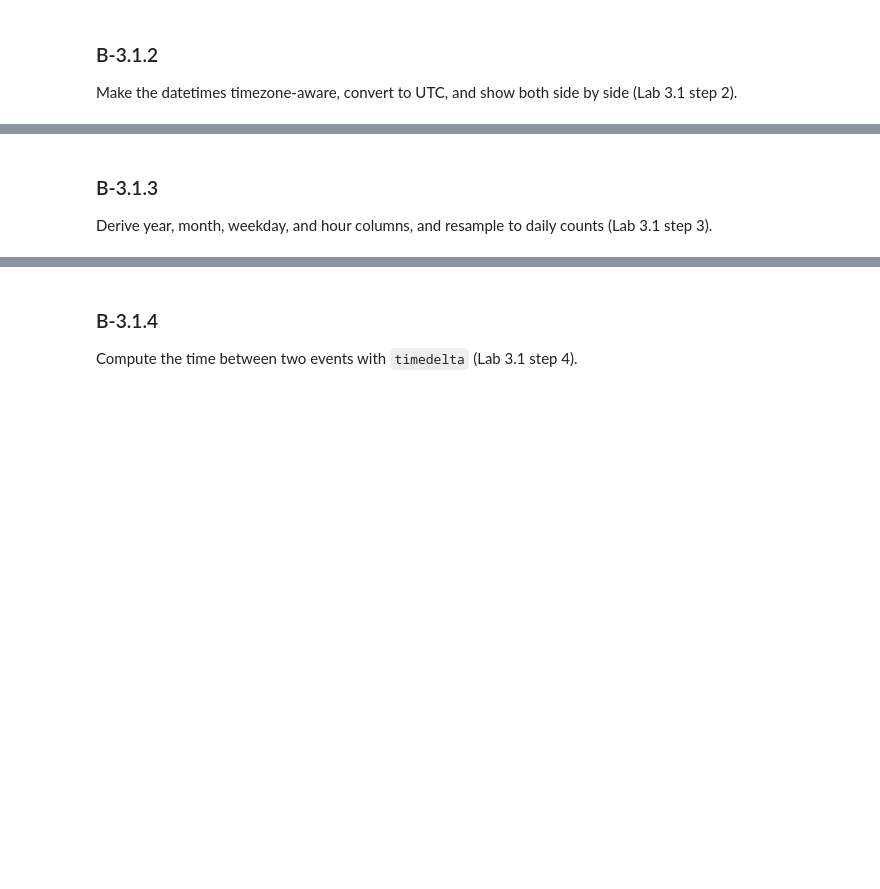
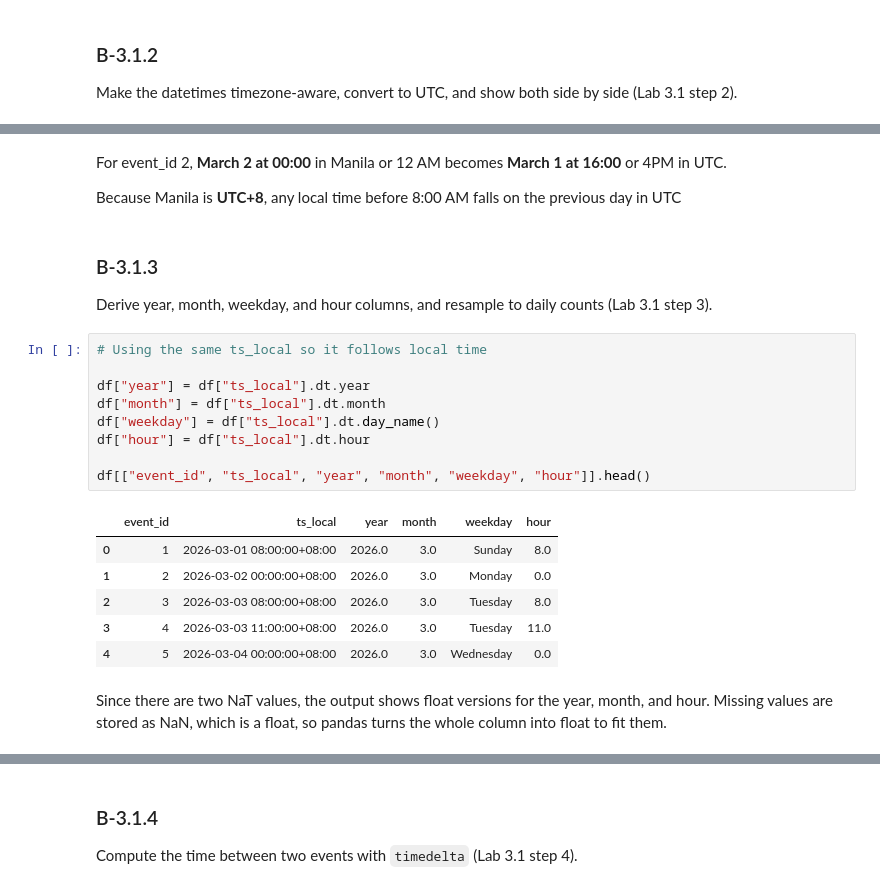
Before and after one commit to ejandrea-strat/python-training, a Jupyter notebook: work/module3_python_for_de.ipynb, the cells around one changed output, grey strips where cells are left out. Saved outputs shown, nothing was run; the diff lists cells and outputs as text; blank space fills up the shorter version.

```diff
--- a/work/module3_python_for_de.ipynb
+++ b/work/module3_python_for_de.ipynb
@@ -15,4 +120,26 @@ Make the datetimes timezone-aware, convert to UTC, and show both side by side (L
+# %% [markdown]
+For event_id 2, **March 2 at 00:00** in Manila or 12 AM becomes **March 1 at 16:00** or 4PM in UTC.
+
+Because Manila is **UTC+8**, any local time before 8:00 AM falls on the previous day in UTC
 # %% [markdown]
 ### B-3.1.3
 
 Derive year, month, weekday, and hour columns, and resample to daily counts (Lab 3.1 step 3).
+# %%
+# Using the same ts_local so it follows local time
+
+df["year"] = df["ts_local"].dt.year
+df["month"] = df["ts_local"].dt.month
+df["weekday"] = df["ts_local"].dt.day_name()
+df["hour"] = df["ts_local"].dt.hour
+
+df[["event_id", "ts_local", "year", "month", "weekday", "hour"]].head()
+# %% [output]
+|  | event_id | ts_local | year | month | weekday | hour |
+| 0 | 1 | 2026-03-01 08:00:00+08:00 | 2026.0 | 3.0 | Sunday | 8.0 |
+| 1 | 2 | 2026-03-02 00:00:00+08:00 | 2026.0 | 3.0 | Monday | 0.0 |
+| 2 | 3 | 2026-03-03 08:00:00+08:00 | 2026.0 | 3.0 | Tuesday | 8.0 |
+| 3 | 4 | 2026-03-03 11:00:00+08:00 | 2026.0 | 3.0 | Tuesday | 11.0 |
+| 4 | 5 | 2026-03-04 00:00:00+08:00 | 2026.0 | 3.0 | Wednesday | 0.0 |
+# %% [markdown]
+Since there are two NaT values, the output shows float versions for the year, month, and hour. Missing values are stored as NaN, which is a float, so pandas turns the whole column into float to fit them.
```
Also changed, not shown: parts of 17 cells of this notebook.
